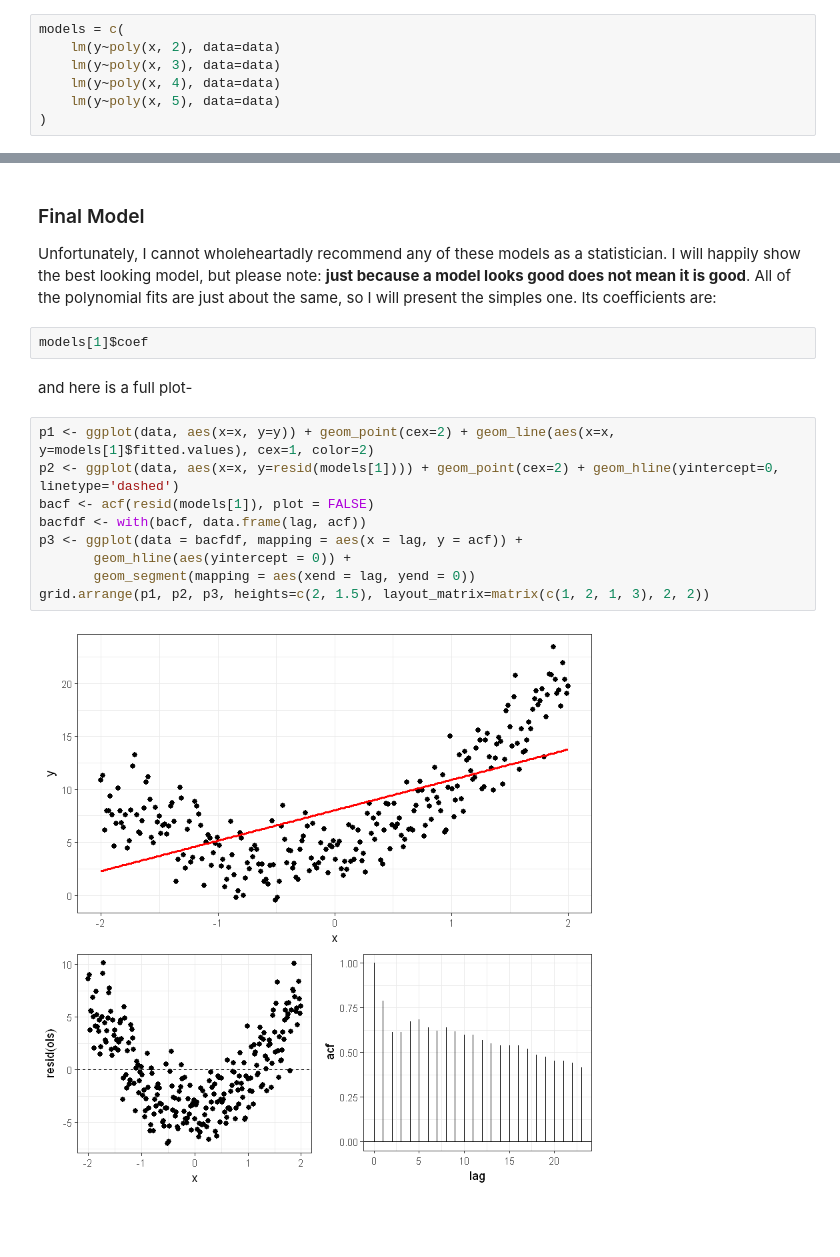
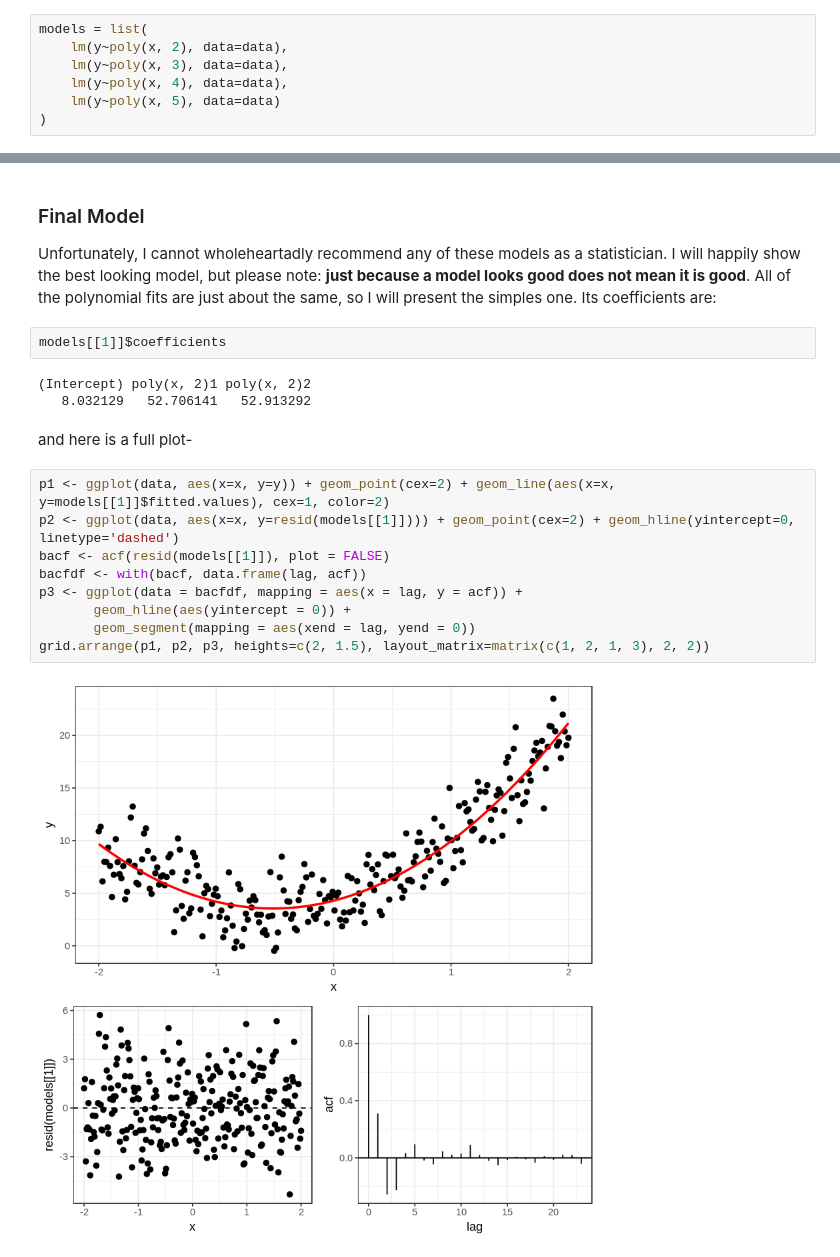
Before and after one commit to mileslucas/coms574, a Jupyter notebook: hw2-R.ipynb, the cells around one changed output, grey strips where cells are left out. Drawn from its saved outputs; the diff is of its cells as text; blank space fills up the shorter version.

```diff
--- a/hw2-R.ipynb
+++ b/hw2-R.ipynb
@@ -81,10 +101,10 @@ I want to see what possible polynomial fits work with the data. I will test poly
     y_n(x_i) = \beta_0 + \beta_1 x_i + \beta_2 x_i^2 + ... + \beta_n x^n + e_i = \sum_k^n {\beta_k x_i^k} + e_i
 \end{equation}
 # %%
-models = c(
-    lm(y~poly(x, 2), data=data)
-    lm(y~poly(x, 3), data=data)
-    lm(y~poly(x, 4), data=data)
+models = list(
+    lm(y~poly(x, 2), data=data),
+    lm(y~poly(x, 3), data=data),
+    lm(y~poly(x, 4), data=data),
     lm(y~poly(x, 5), data=data)
 )
 # %% [markdown]
@@ -111,17 +141,20 @@ show(p2)
 
 Unfortunately, I cannot wholeheartadly recommend any of these models as a statistician. I will happily show the best looking model, but please note: **just because a model looks good does not mean it is good**. All of the polynomial fits are just about the same, so I will present the simples one. Its coefficients are:
 # %%
-models[1]$coef
+models[[1]]$coefficients
+# %% [output]
+(Intercept) poly(x, 2)1 poly(x, 2)2
+   8.032129   52.706141   52.913292
 # %% [markdown]
 and here is a full plot-
 # %%
-p1 <- ggplot(data, aes(x=x, y=y)) + geom_point(cex=2) + geom_line(aes(x=x, y=models[1]$fitted.values), cex=1, color=2)
-p2 <- ggplot(data, aes(x=x, y=resid(models[1]))) + geom_point(cex=2) + geom_hline(yintercept=0, linetype='dashed')
-bacf <- acf(resid(models[1]), plot = FALSE)
+p1 <- ggplot(data, aes(x=x, y=y)) + geom_point(cex=2) + geom_line(aes(x=x, y=models[[1]]$fitted.values), cex=1, color=2)
+p2 <- ggplot(data, aes(x=x, y=resid(models[[1]]))) + geom_point(cex=2) + geom_hline(yintercept=0, linetype='dashed')
+bacf <- acf(resid(models[[1]]), plot = FALSE)
 bacfdf <- with(bacf, data.frame(lag, acf))
 p3 <- ggplot(data = bacfdf, mapping = aes(x = lag, y = acf)) +
        geom_hline(aes(yintercept = 0)) +
        geom_segment(mapping = aes(xend = lag, yend = 0))
 grid.arrange(p1, p2, p3, heights=c(2, 1.5), layout_matrix=matrix(c(1, 2, 1, 3), 2, 2))
 # %% [output]
-[figure, old version]
+[figure, new version]
```
Also changed, not shown: parts of 7 cells of this notebook.
